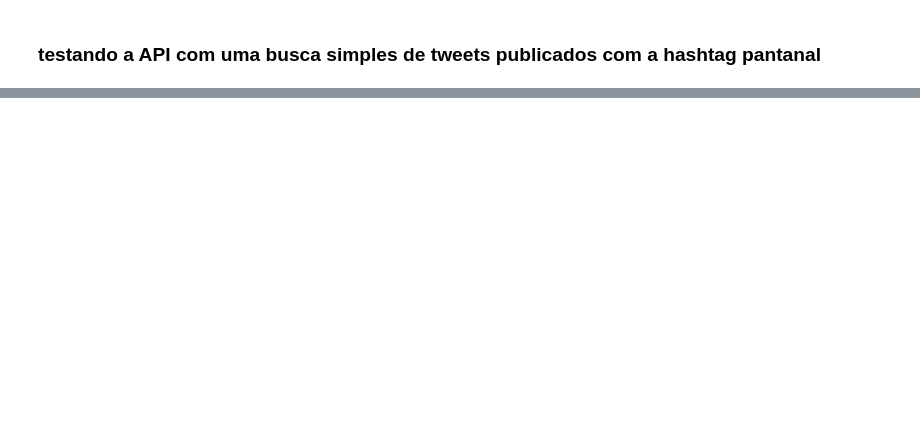
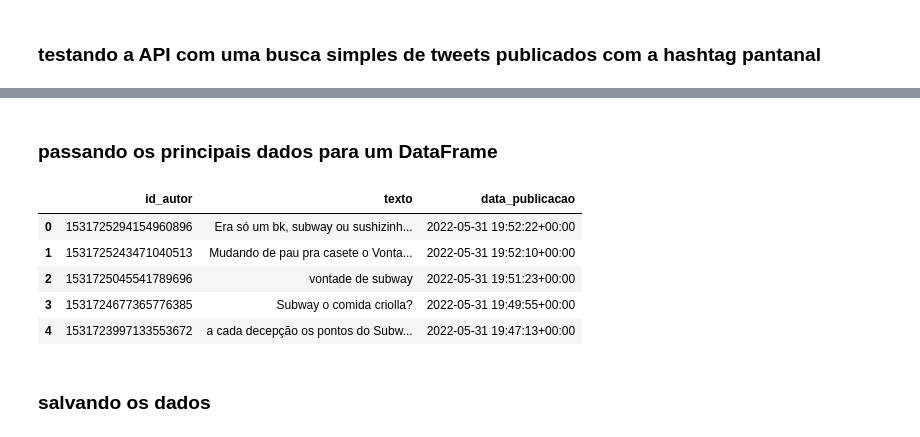
Before and after one commit to pythonistabr/coletor-de-tweets, a Jupyter notebook: test-twitter-data-extraction.ipynb, the cells around one changed output, grey strips where cells are left out. Cells and saved outputs as stored; diff of their text form; code cells hidden in the pictures; blank space fills up the shorter version.

Commit message:
mineracao de dados

```diff
--- a/test-twitter-data-extraction.ipynb
+++ b/test-twitter-data-extraction.ipynb
@@ -72,0 +74,10 @@ query = '#pantanal' #parametro buscado
+# %%
+for restaurante in restaurantes:
+    query = restaurante
+
+    try:
+        for status in tweepy.Cursor(api.search_tweets, q = query, lang="pt",
+                                    count=200).items(10000):
+            publicacoes.append(status)
+    except:
+        print("limite de requisicao estourado!")
@@ -73,4 +92,10 @@ query = '#pantanal' #parametro buscado
 # %%
-for status in tweepy.Cursor(api.search_tweets, q=query, lang="pt",
-                            count=50).items(5): # busca 50 tweets em 5 páginas
-    publicacoes.append(status)
+# for restaurante in restaurantes:
+#     query = restaurante
+
+#     try:
+#         for status in tweepy.Cursor(api.search_tweets, q = query, lang="pt",
+#                                     count=200,exclude_replies=True, include_rts=False).items(10000):
+#             publicacoes.append(status)
+#     except:
+#         print("limite de requisicao estourado!")
@@ -76,0 +113,5 @@ for status in tweepy.Cursor(api.search_tweets, q=query, lang="pt",
+# %%
+for pub in publicacoes:
+    print(pub.text)
+    print(pub.created_at)
+    print("-------")
@@ -76,0 +136,27 @@ for status in tweepy.Cursor(api.search_tweets, q=query, lang="pt",
+# %% [markdown]
+### passando os principais dados para um DataFrame
+# %%
+def cria_data_frame():
+    from pandas import DataFrame
+    id_autor, texto, data_publicacao = [], [], []
+
+    for pub in publicacoes:
+        id_autor.append(pub.id_str)
+        texto.append(pub.text)
+        data_publicacao.append(pub.created_at)
+
+    main_data = DataFrame({"id_autor":id_autor, "texto":texto , "data_publicacao":data_publicacao })
+
+    return main_data
+# %%
+df = cria_data_frame()
+df.head()
+# %% [output]
+|  | id_autor | texto | data_publicacao |
+| 0 | 1531725294154960896 | Era só um bk, subway ou sushizinh... | 2022-05-31 19:52:22+00:00 |
+| 1 | 1531725243471040513 | Mudando de pau pra casete o Vonta... | 2022-05-31 19:52:10+00:00 |
+| 2 | 1531725045541789696 | vontade de subway | 2022-05-31 19:51:23+00:00 |
+| 3 | 1531724677365776385 | Subway o comida criolla? | 2022-05-31 19:49:55+00:00 |
+| 4 | 1531723997133553672 | a cada decepção os pontos do Subw... | 2022-05-31 19:47:13+00:00 |
+# %% [markdown]
+### salvando os dados
```
Also changed, not shown: parts of 23 cells of this notebook, 1 other file.
